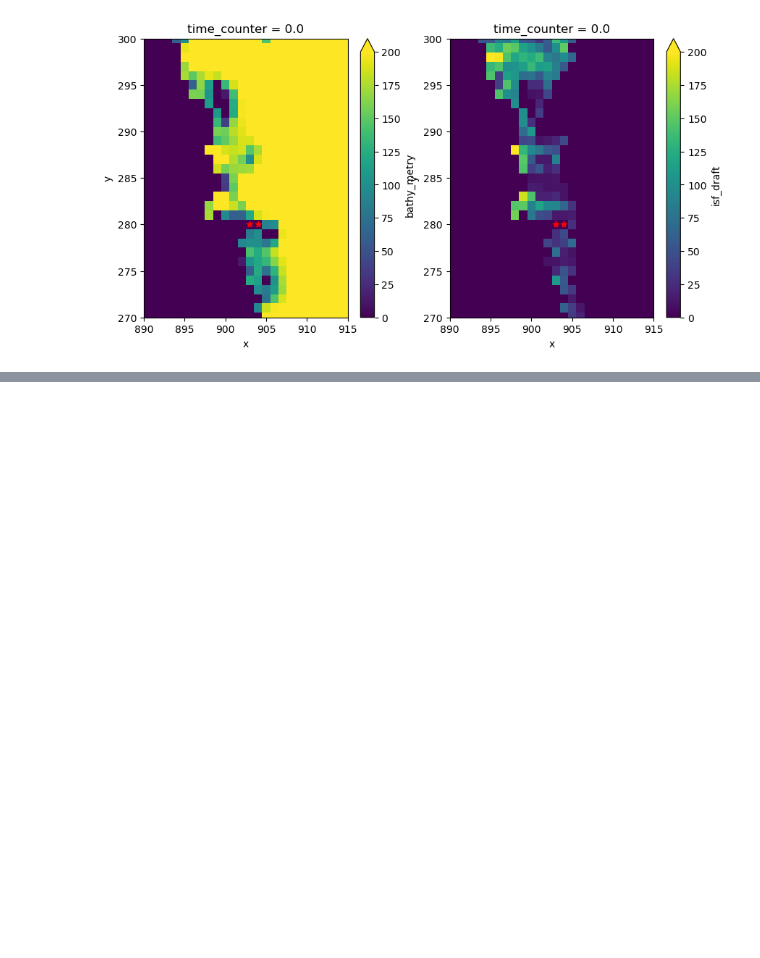
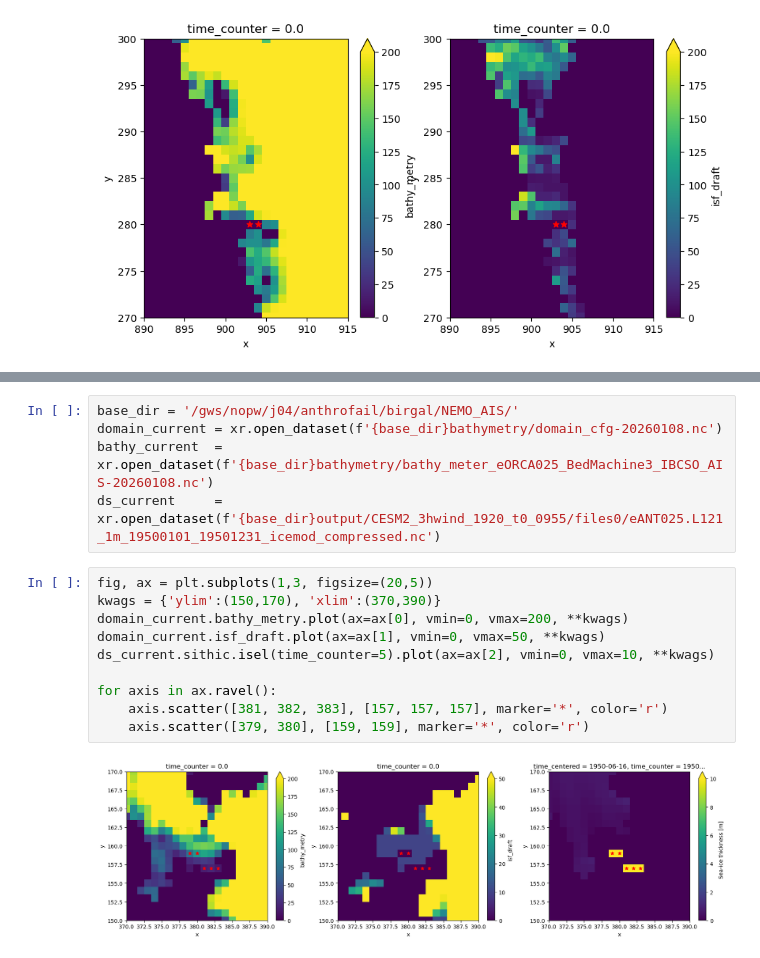
Before and after one commit to brogalla/analysis-birgal, a Jupyter notebook: nemo_config_setup/climate-experiments/CESM2/fill_iceshelf_hole_Nico.ipynb, the cells around one changed output, grey strips where cells are left out. Cells and saved outputs as stored; diff of their text form; blank space fills up the shorter version.

```diff
--- a/nemo_config_setup/climate-experiments/CESM2/fill_iceshelf_hole_Nico.ipynb
+++ b/nemo_config_setup/climate-experiments/CESM2/fill_iceshelf_hole_Nico.ipynb
@@ -79,0 +85,17 @@ for axis in ax.ravel():
+# %%
+base_dir = '/gws/nopw/j04/anthrofail/birgal/NEMO_AIS/'
+domain_current = xr.open_dataset(f'{base_dir}bathymetry/domain_cfg-20260108.nc')
+bathy_current  = xr.open_dataset(f'{base_dir}bathymetry/bathy_meter_eORCA025_BedMachine3_IBCSO_AIS-20260108.nc')
+ds_current     = xr.open_dataset(f'{base_dir}output/CESM2_3hwind_1920_t0_0955/files0/eANT025.L121_1m_19500101_19501231_icemod_compressed.nc')
+# %%
+fig, ax = plt.subplots(1,3, figsize=(20,5))
+kwags = {'ylim':(150,170), 'xlim':(370,390)}
+domain_current.bathy_metry.plot(ax=ax[0], vmin=0, vmax=200, **kwags)
+domain_current.isf_draft.plot(ax=ax[1], vmin=0, vmax=50, **kwags)
+ds_current.sithic.isel(time_counter=5).plot(ax=ax[2], vmin=0, vmax=10, **kwags)
+
+for axis in ax.ravel():
+    axis.scatter([381, 382, 383], [157, 157, 157], marker='*', color='r')
+    axis.scatter([379, 380], [159, 159], marker='*', color='r')
+# %% [output]
+[figure, added]
```
Also changed, not shown: parts of 12 cells of this notebook.
